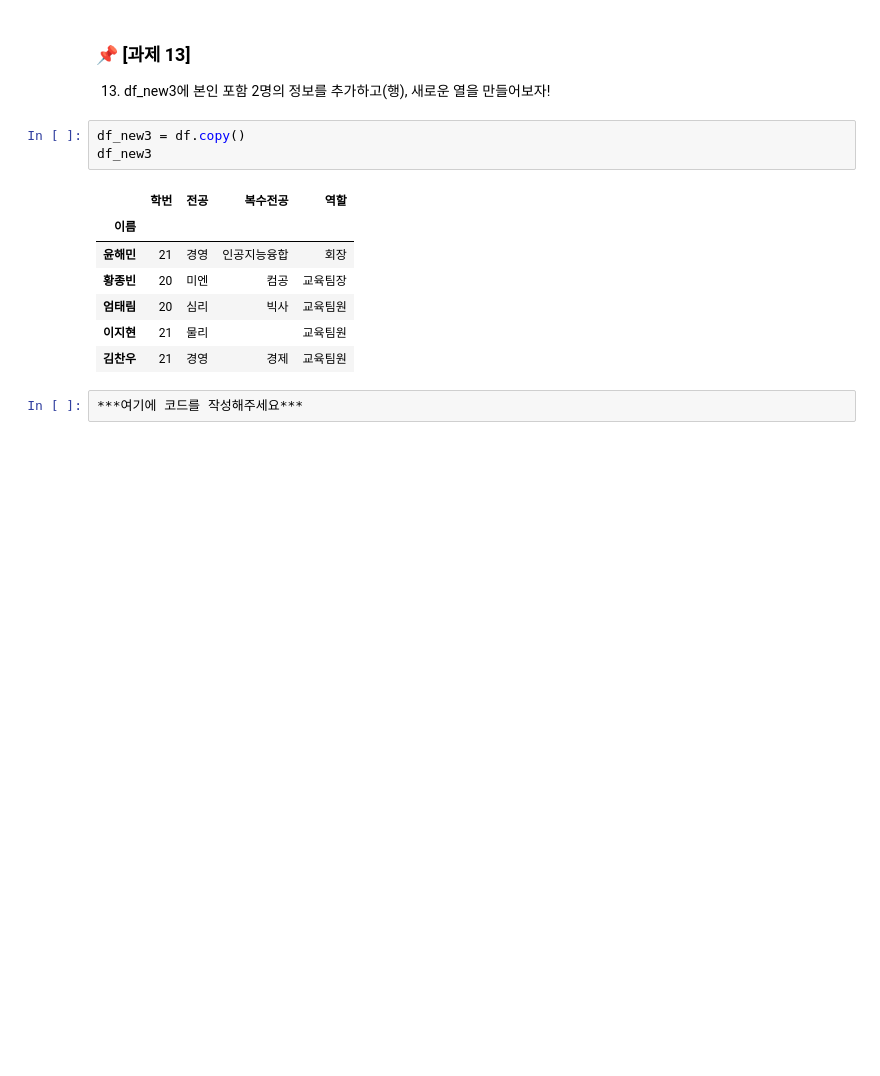
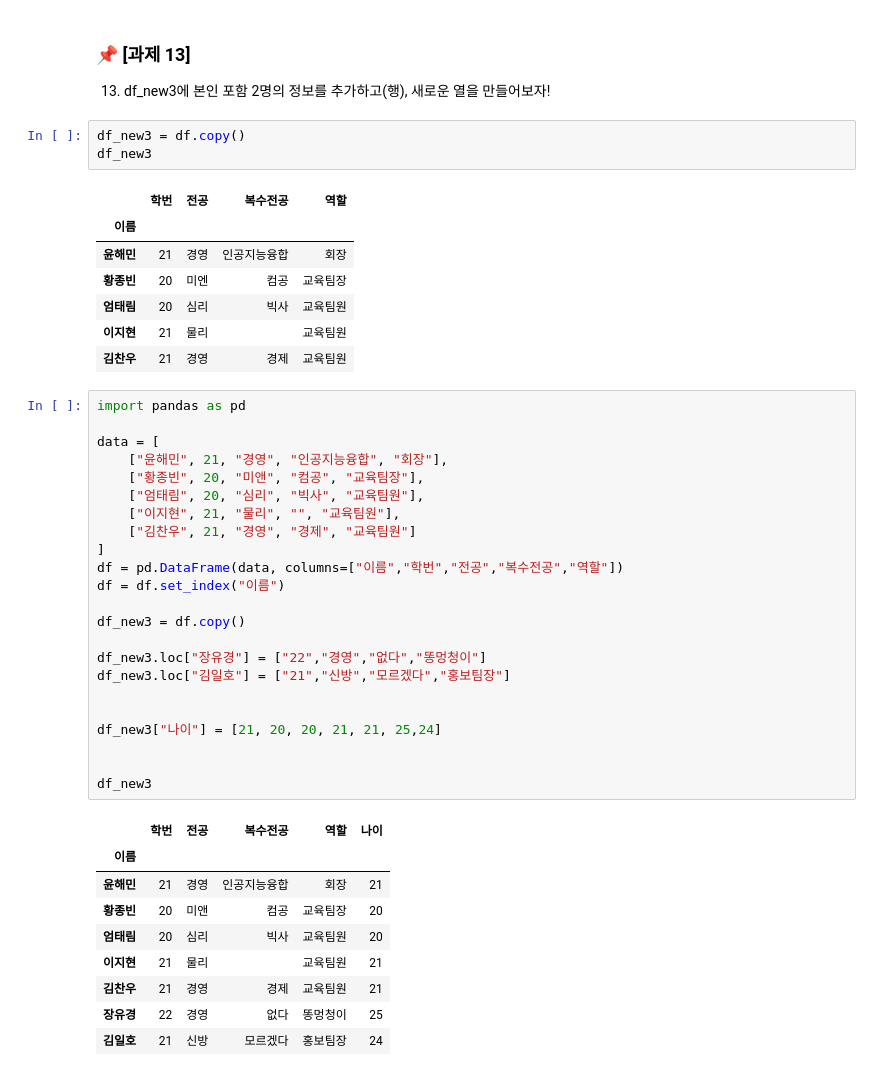
Before and after one commit to Insight-Sogang-Univ/insight-14th, a Jupyter notebook: basic/jjang-yukyung/session00/assignment_pandasIntro.ipynb, the cells around one changed output. Cells and saved outputs as stored; diff of their text form; blank space fills up the shorter version.

```diff
--- a/basic/jjang-yukyung/session00/assignment_pandasIntro.ipynb
+++ b/basic/jjang-yukyung/session00/assignment_pandasIntro.ipynb
@@ -459,5 +489,36 @@ df_new3
 | 엄태림 | 20 | 심리 | 빅사 | 교육팀원 |
 | 이지현 | 21 | 물리 |  | 교육팀원 |
 | 김찬우 | 21 | 경영 | 경제 | 교육팀원 |
-# %%
-***여기에 코드를 작성해주세요***
+# %%
+import pandas as pd
+
+data = [
+    ["윤해민", 21, "경영", "인공지능융합", "회장"],
+    ["황종빈", 20, "미앤", "컴공", "교육팀장"],
+    ["엄태림", 20, "심리", "빅사", "교육팀원"],
+    ["이지현", 21, "물리", "", "교육팀원"],
+    ["김찬우", 21, "경영", "경제", "교육팀원"]
+]
+df = pd.DataFrame(data, columns=["이름","학번","전공","복수전공","역할"])
+df = df.set_index("이름")
+
+df_new3 = df.copy()
+
+df_new3.loc["장유경"] = ["22","경영","없다","똥멍청이"]
+df_new3.loc["김일호"] = ["21","신방","모르겠다","홍보팀장"]
+
+
+df_new3["나이"] = [21, 20, 20, 21, 21, 25,24]
+
+
+df_new3
+# %% [output]
+|  | 학번 | 전공 | 복수전공 | 역할 | 나이 |
+| 이름 |  |  |  |  |  |
+| 윤해민 | 21 | 경영 | 인공지능융합 | 회장 | 21 |
+| 황종빈 | 20 | 미앤 | 컴공 | 교육팀장 | 20 |
+| 엄태림 | 20 | 심리 | 빅사 | 교육팀원 | 20 |
+| 이지현 | 21 | 물리 |  | 교육팀원 | 21 |
+| 김찬우 | 21 | 경영 | 경제 | 교육팀원 | 21 |
+| 장유경 | 22 | 경영 | 없다 | 똥멍청이 | 25 |
+| 김일호 | 21 | 신방 | 모르겠다 | 홍보팀장 | 24 |
```
Also changed, not shown: parts of 22 cells of this notebook, 1 other file.
